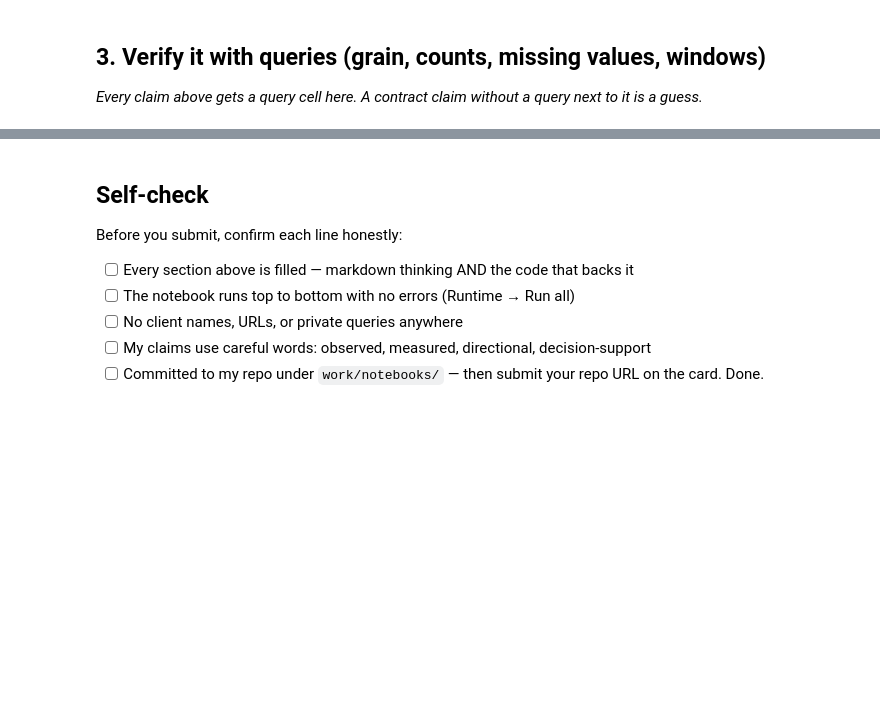
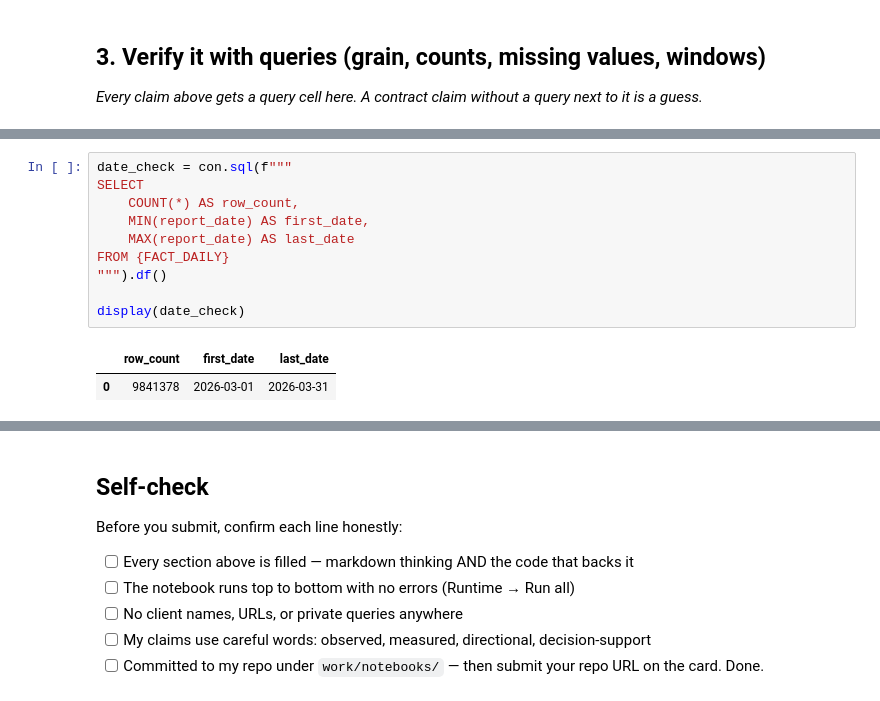
Before and after one commit to girishpatil935/ML_Internship, a Jupyter notebook: work/notebooks/w03_data_contract.ipynb, the cells around one changed output, grey strips where cells are left out. Cells and saved outputs as stored; diff of their text form; blank space fills up the shorter version.

```diff
--- a/work/notebooks/w03_data_contract.ipynb
+++ b/work/notebooks/w03_data_contract.ipynb
@@ -36,0 +122,13 @@ This skeleton is yours to fill. Work the sections **in order** — each one has
+# %%
+date_check = con.sql(f"""
+SELECT
+    COUNT(*) AS row_count,
+    MIN(report_date) AS first_date,
+    MAX(report_date) AS last_date
+FROM {FACT_DAILY}
+""").df()
+
+display(date_check)
+# %% [output]
+|  | row_count | first_date | last_date |
+| 0 | 9841378 | 2026-03-01 | 2026-03-31 |
```
Also changed, not shown: parts of 11 cells of this notebook.
